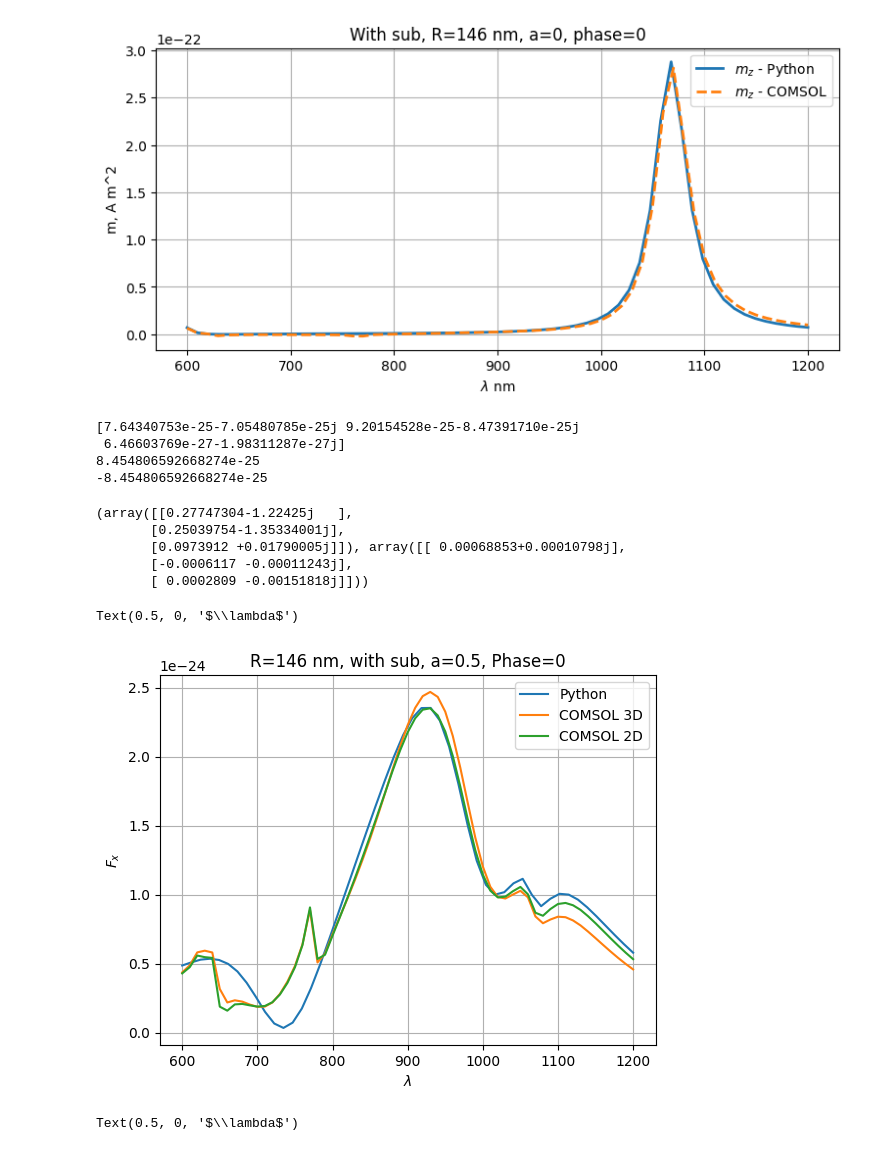
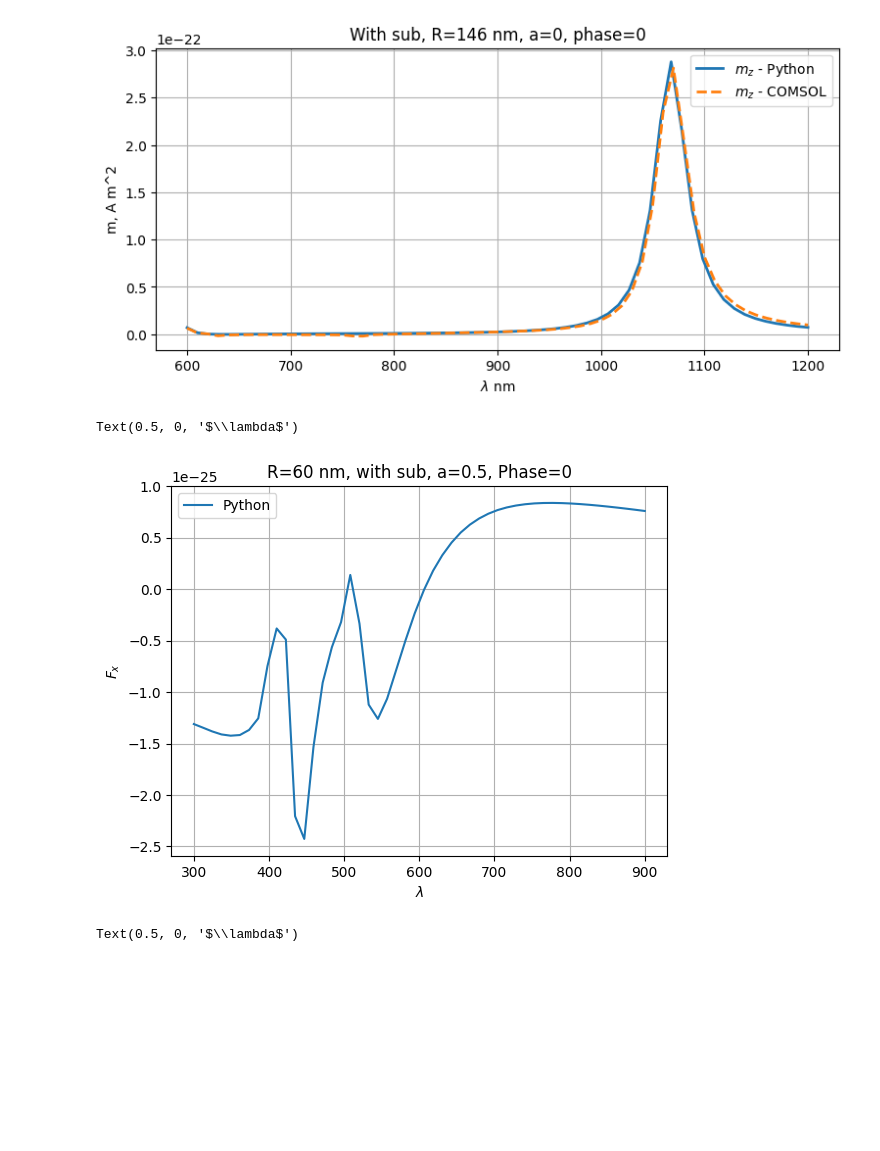
Before and after one commit to semyonbo/SPP_ANALYTICAL, a Jupyter notebook: plot.ipynb, the cells around one changed output. Cells and saved outputs as stored; diff of their text form; code cells hidden in the pictures; blank space fills up the shorter version.

```diff
--- a/plot.ipynb
+++ b/plot.ipynb
@@ -151,7 +151,7 @@ eps_Si = frenel.get_interpolate('Si')
 
 wl = 800  # [nm]
 STOP = 45
-R = 146
+R = 60
 dist = 20
 point = [0,0,dist+R]
 angle = 25*np.pi/180
@@ -166,57 +166,29 @@ a = 0.5
 
 
 
-wls = np.linspace(600,1200, 50)
+wls = np.linspace(300,900, 50)
 F_x = np.empty_like(wls)
 F_y = np.empty_like(wls)
 F_z = np.empty_like(wls)
 for i in tqdm(range(len(wls))):
     F_x[i], F_y[i], F_z[i] = force.F(wls[i], eps_Au, point, R, eps_Si, angle,amplitude=1,phase=phase,a=a, stop=STOP)
-# %%
-p,m = dipoles.calc_dipoles_v2(wl, eps_Au, point, R, eps_Si, angle, amplitude=1, phase=phase, a=a, stop=STOP )
-p = p[:,0]
-E0, H0 = dipoles.initial_field(wl, angle, 1, eps_Au, point, phase, a)
-E0=E0[:,0]
-k= 2*np.pi/wl/1e-9
-kx = k*np.sin(angle)
-
-print(np.conj(p)*E0*kx*1j)
-
-Fx_e0 = 0.5*np.real(np.sum(np.conj(p)*E0*kx*1j))
-print(Fx_e0)
-
-Fx_e0 = 0.5*np.imag((np.conj(p)@E0*kx))
-print(Fx_e0)
-# %% [output]
-[7.64340753e-25-7.05480785e-25j 9.20154528e-25-8.47391710e-25j
- 6.46603769e-27-1.98311287e-27j]
-8.454806592668274e-25
--8.454806592668274e-25
-# %%
-print(dipoles.initial_field(wl, angle, 1, eps_Au, point, phase, a))
-# %% [output]
-(array([[0.27747304-1.22425j   ],
-       [0.25039754-1.35334001j],
-       [0.0973912 +0.01790005j]]), array([[ 0.00068853+0.00010798j],
-       [-0.0006117 -0.00011243j],
-       [ 0.0002809 -0.00151818j]]))
 # %%
 force_comsol = np.loadtxt('comsol/force_sub_146_a_05.txt', skiprows=8, delimiter=',')
 
 force_comsol_2d = np.loadtxt('comsol/force_2d_sub.txt', skiprows=8, delimiter=',')
 # %%
 import matplotlib.pyplot as plt
-plt.plot(wls, F_x, label='Python')
+plt.plot(wls, F_z, label='Python')
 plt.ylabel('$F_x$')
-plt.plot(force_comsol[:,0],force_comsol[:,1], label='COMSOL 3D' )
-plt.plot(force_comsol_2d[:,0],force_comsol_2d[:,1], label='COMSOL 2D' )
+# plt.plot(force_comsol[:,0],force_comsol[:,1], label='COMSOL 3D' )
+# plt.plot(force_comsol_2d[:,0],force_comsol_2d[:,1], label='COMSOL 2D' )
 plt.legend()
 plt.grid()
-plt.title('R=146 nm, with sub, a=0.5, Phase=0')
+plt.title(f'R={R} nm, with sub, a={a}, Phase={phase}')
 plt.xlabel('$\lambda$')
 # %% [output]
 Text(0.5, 0, '$\\lambda$')
-[figure, old version]
+[figure, new version]
 # %%
 plt.plot(wls, F_y, label='Python')
 plt.ylabel('$F_y$')
```
Also changed, not shown: parts of 10 cells of this notebook, 34 other files.
